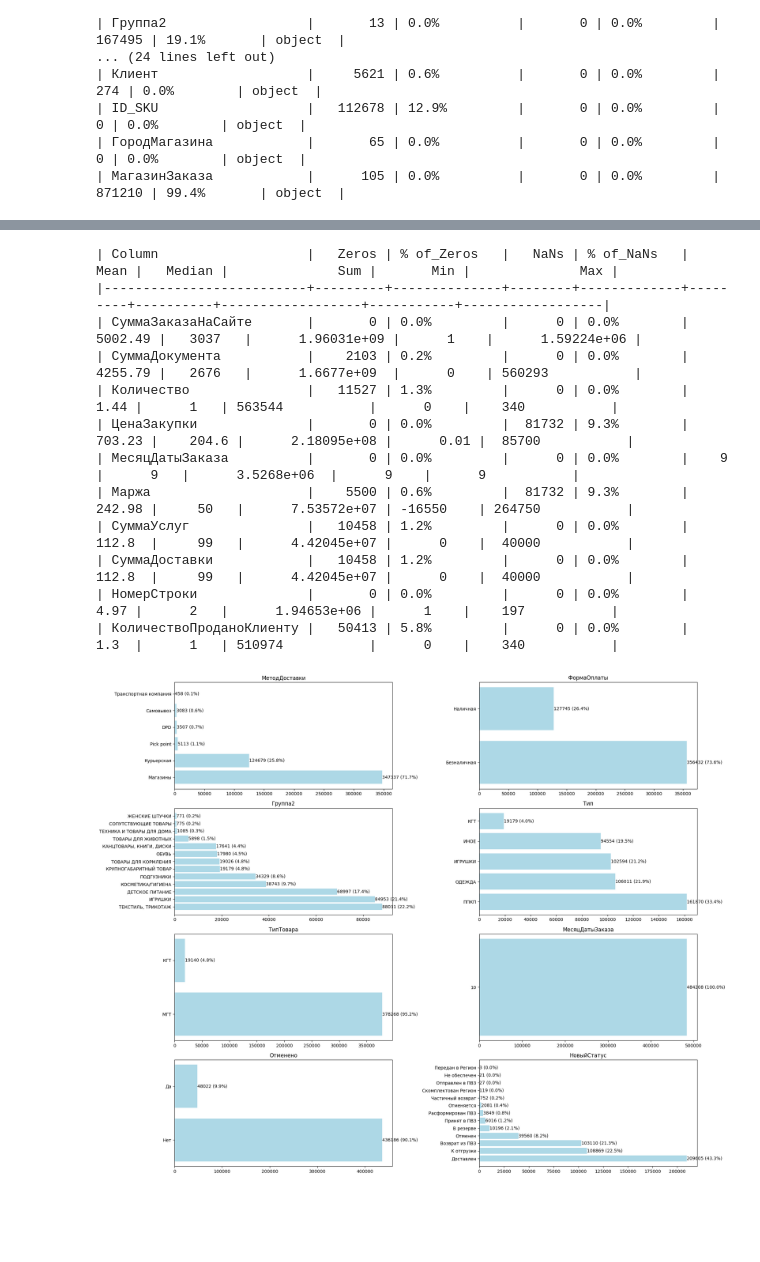
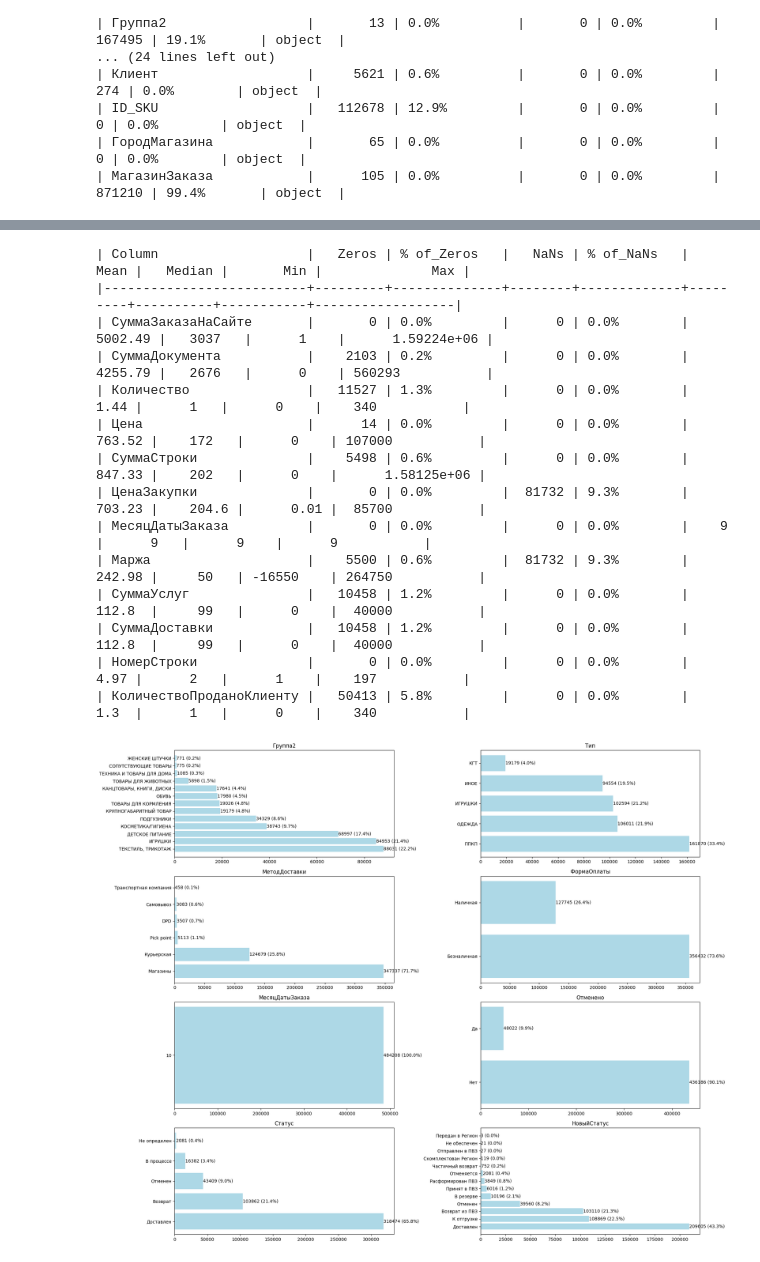
Before and after one commit to DaniilDyundik/Analytics_ML, a Jupyter notebook: Analytics_ВКР.ipynb, the cells around one changed output, grey strips where cells are left out. Drawn from its saved outputs; the diff is of its cells as text; code cells hidden in the pictures; blank space fills up the shorter version.

```diff
--- a/Analytics_ВКР.ipynb
+++ b/Analytics_ВКР.ipynb
@@ -185,7 +191,8 @@ for col in df.columns:
 
         numeric_data.append([
             col,
-            unique_count, f"{unique_percent}%",
+            unique_count,
+            #f"{unique_percent}%",
             zeros_count, f"{zeros_percent}%",
             nan_count, f"{nan_percent}%",
             round(clean_data.mean(), 2),
@@ -196,6 +203,6 @@ for col in df.columns:
         ])
 
 print(tabulate(numeric_data,
-                headers=['Column', 'Unique', '% of_Unique', 'Zeros', '% of_Zeros', 'NaNs', '% of_NaNs', 'Mean', 'Median', 'Min', 'Max'],
+                headers=['Column', 'Unique', 'Zeros', '%of_Zeros', 'NaNs', '%of_NaNs', 'Mean', 'Median', 'Min', 'Max'],
                 tablefmt='orgtbl'))
 # %% [output]
@@ -214,8 +223,8 @@ print(tabulate(numeric_data,
 # %%
 import matplotlib.pyplot as plt
 
-cols = ['МетодДоставки', 'ФормаОплаты', 'Группа2',
-        'Тип', 'ТипТовара', 'МесяцДатыЗаказа', 'Отменено', 'НовыйСтатус']
+cols = ['Группа2','Тип', 'МетодДоставки', 'ФормаОплаты',
+         'МесяцДатыЗаказа', 'Отменено',  'Статус', 'НовыйСтатус']
 
 fig, axes = plt.subplots(4, 2, figsize=(20, 16))
 axes = axes.flatten()
@@ -248,8 +257,8 @@ df_time_09 = df[df['МесяцДатыЗаказа'] == 9]
 # %%
 import matplotlib.pyplot as plt
 
-cols = ['МетодДоставки', 'ФормаОплаты', 'Группа2',
-        'Тип', 'ТипТовара', 'МесяцДатыЗаказа', 'Отменено', 'НовыйСтатус']
+cols = ['Группа2','Тип', 'МетодДоставки', 'ФормаОплаты',
+         'МесяцДатыЗаказа', 'Отменено',  'Статус', 'НовыйСтатус']
 
 fig, axes = plt.subplots(4, 2, figsize=(20, 16))
 axes = axes.flatten()
@@ -302,62 +311,64 @@ for col in df_time_09.columns:
             round(clean_data.mean(), 2),
             round(clean_data.median(), 2),
             #round(clean_data.std(), 2),
-            round(clean_data.sum(), 2),
+            #round(clean_data.sum(), 2),
             round(clean_data.min(), 2),
             round(clean_data.max(), 2),
 
         ])
 
 print(tabulate(numeric_data,
-                headers=['Column', 'Zeros', '% of_Zeros', 'NaNs', '% of_NaNs', 'Mean', 'Median', 'Sum', 'Min', 'Max'],
+                headers=['Column', 'Zeros', '% of_Zeros', 'NaNs', '% of_NaNs', 'Mean', 'Median', 'Min', 'Max'],
                 tablefmt='orgtbl'))
 # %% [output]
-| Column                   |   Zeros | % of_Zeros   |   NaNs | % of_NaNs   |    Mean |   Median |              Sum |       Min |              Max |
-|--------------------------+---------+--------------+--------+-------------+---------+----------+------------------+-----------+------------------|
-| СуммаЗаказаНаСайте       |       0 | 0.0%         |      0 | 0.0%        | 5002.49 |   3037   |      1.96031e+09 |      1    |      1.59224e+06 |
-| СуммаДокумента           |    2103 | 0.2%         |      0 | 0.0%        | 4255.79 |   2676   |      1.6677e+09  |      0    | 560293           |
-| Количество               |   11527 | 1.3%         |      0 | 0.0%        |    1.44 |      1   | 563544           |      0    |    340           |
-| ЦенаЗакупки              |       0 | 0.0%         |  81732 | 9.3%        |  703.23 |    204.6 |      2.18095e+08 |      0.01 |  85700           |
-| МесяцДатыЗаказа          |       0 | 0.0%         |      0 | 0.0%        |    9    |      9   |      3.5268e+06  |      9    |      9           |
-| Маржа                    |    5500 | 0.6%         |  81732 | 9.3%        |  242.98 |     50   |      7.53572e+07 | -16550    | 264750           |
-| СуммаУслуг               |   10458 | 1.2%         |      0 | 0.0%        |  112.8  |     99   |      4.42045e+07 |      0    |  40000           |
-| СуммаДоставки            |   10458 | 1.2%         |      0 | 0.0%        |  112.8  |     99   |      4.42045e+07 |      0    |  40000           |
-| НомерСтроки              |       0 | 0.0%         |      0 | 0.0%        |    4.97 |      2   |      1.94653e+06 |      1    |    197           |
-| КоличествоПроданоКлиенту |   50413 | 5.8%         |      0 | 0.0%        |    1.3  |      1   | 510974           |      0    |    340           |
+| Column                   |   Zeros | % of_Zeros   |   NaNs | % of_NaNs   |    Mean |   Median |       Min |              Max |
+|--------------------------+---------+--------------+--------+-------------+---------+----------+-----------+------------------|
+| СуммаЗаказаНаСайте       |       0 | 0.0%         |      0 | 0.0%        | 5002.49 |   3037   |      1    |      1.59224e+06 |
+| СуммаДокумента           |    2103 | 0.2%         |      0 | 0.0%        | 4255.79 |   2676   |      0    | 560293           |
+| Количество               |   11527 | 1.3%         |      0 | 0.0%        |    1.44 |      1   |      0    |    340           |
+| Цена                     |      14 | 0.0%         |      0 | 0.0%        |  763.52 |    172   |      0    | 107000           |
+| СуммаСтроки              |    5498 | 0.6%         |      0 | 0.0%        |  847.33 |    202   |      0    |      1.58125e+06 |
+| ЦенаЗакупки              |       0 | 0.0%         |  81732 | 9.3%        |  703.23 |    204.6 |      0.01 |  85700           |
+| МесяцДатыЗаказа          |       0 | 0.0%         |      0 | 0.0%        |    9    |      9   |      9    |      9           |
+| Маржа                    |    5500 | 0.6%         |  81732 | 9.3%        |  242.98 |     50   | -16550    | 264750           |
+| СуммаУслуг               |   10458 | 1.2%         |      0 | 0.0%        |  112.8  |     99   |      0    |  40000           |
+| СуммаДоставки            |   10458 | 1.2%         |      0 | 0.0%        |  112.8  |     99   |      0    |  40000           |
+| НомерСтроки              |       0 | 0.0%         |      0 | 0.0%        |    4.97 |      2   |      1    |    197           |
+| КоличествоПроданоКлиенту |   50413 | 5.8%         |      0 | 0.0%        |    1.3  |      1   |      0    |    340           |
 # %%
 df_time_10 = df[df['МесяцДатыЗаказа'] == 10]
 # %%
 import matplotlib.pyplot as plt
 
-cols = ['МетодДоставки', 'ФормаОплаты', 'Группа2',
-        'Тип', 'ТипТовара', 'МесяцДатыЗаказа', 'Отменено', 'НовыйСтатус']
+cols = ['Группа2','Тип', 'МетодДоставки', 'ФормаОплаты',
+         'МесяцДатыЗаказа', 'Отменено',  'Статус', 'НовыйСтатус']
 
 fig, axes = plt.subplots(4, 2, figsize=(20, 16))
 axes = axes.flatten()
 
 for idx, col in enumerate(cols):
     ax = axes[idx]
 
     counts = df_time_10[col].value_counts()
     total = counts.sum()
 
     # Горизонтальные столбцы голубого цвета
     bars = ax.barh(range(len(counts)), counts.values, color='lightblue')
 
     # Добавляем значения и проценты
     for i, count in enumerate(counts.values):
         percentage = (count / total) * 100
         ax.text(count + 5, i, f'{count} ({percentage:.1f}%)',
                 ha='left', va='center', fontsize=10)
 
     ax.set_title(col)
     ax.set_yticks(range(len(counts)))
     ax.set_yticklabels(counts.index)
 
 plt.tight_layout()
 plt.show()
 # %% [output]
-[figure, old version]
+[figure, new version]
 # %%
 numeric_data = []
 for col in df_time_10.columns:
```
Also changed, not shown: parts of 33 cells of this notebook.
